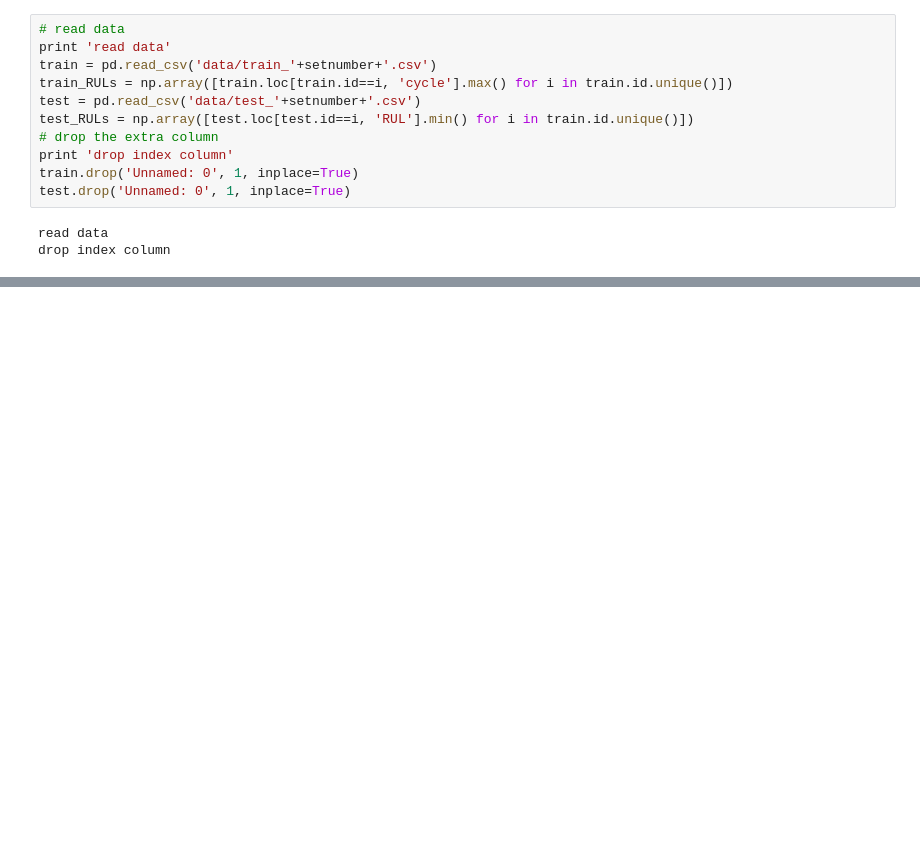
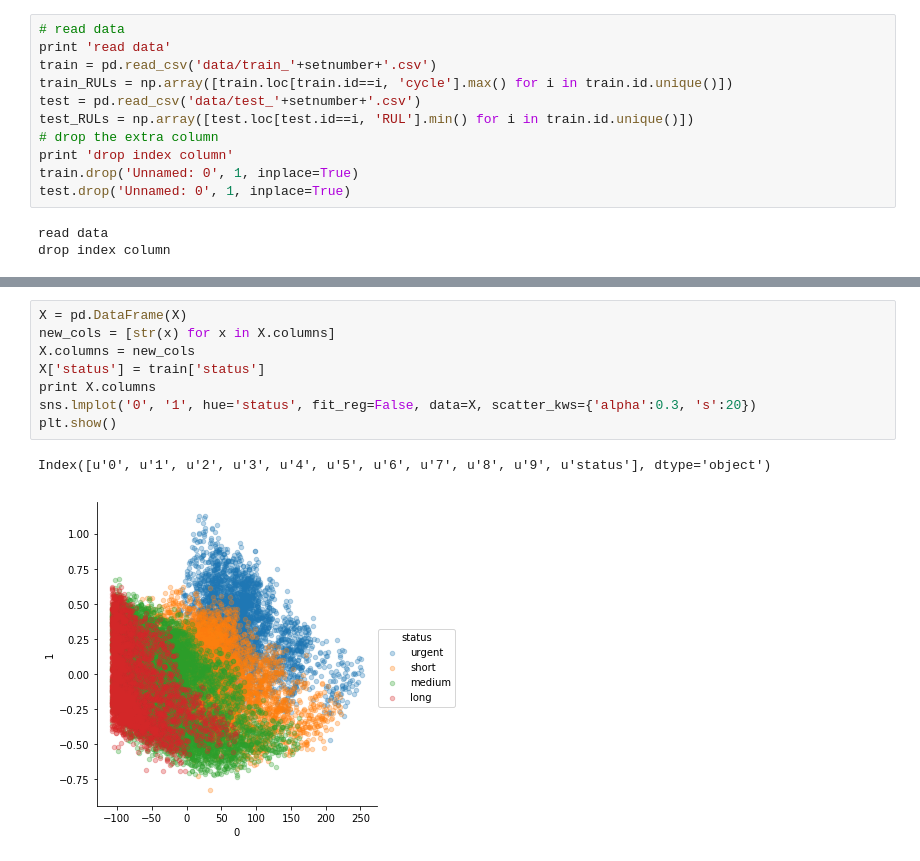
Before and after one commit to asadisaghar/PdM-C-MAPSS, a Jupyter notebook: play/PCA.ipynb, the cells around one changed output, grey strips where cells are left out. Saved outputs shown, nothing was run; the diff lists cells and outputs as text; blank space fills up the shorter version.

```diff
--- a/play/PCA.ipynb
+++ b/play/PCA.ipynb
@@ -86,0 +90,11 @@ print evals, evals_cs
+# %%
+X = pd.DataFrame(X)
+new_cols = [str(x) for x in X.columns]
+X.columns = new_cols
+X['status'] = train['status']
+print X.columns
+sns.lmplot('0', '1', hue='status', fit_reg=False, data=X, scatter_kws={'alpha':0.3, 's':20})
+plt.show()
+# %% [output]
+Index([u'0', u'1', u'2', u'3', u'4', u'5', u'6', u'7', u'8', u'9', u'status'], dtype='object')
+[figure, added]
```
Also changed, not shown: parts of 7 cells of this notebook, 8 other files.
